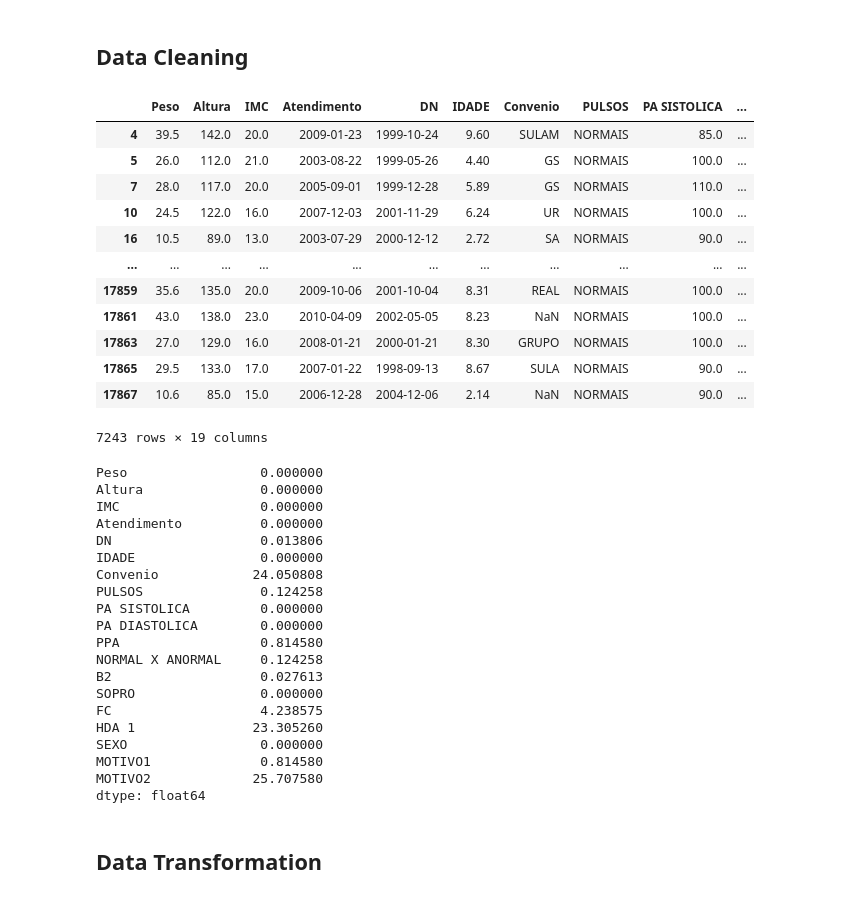
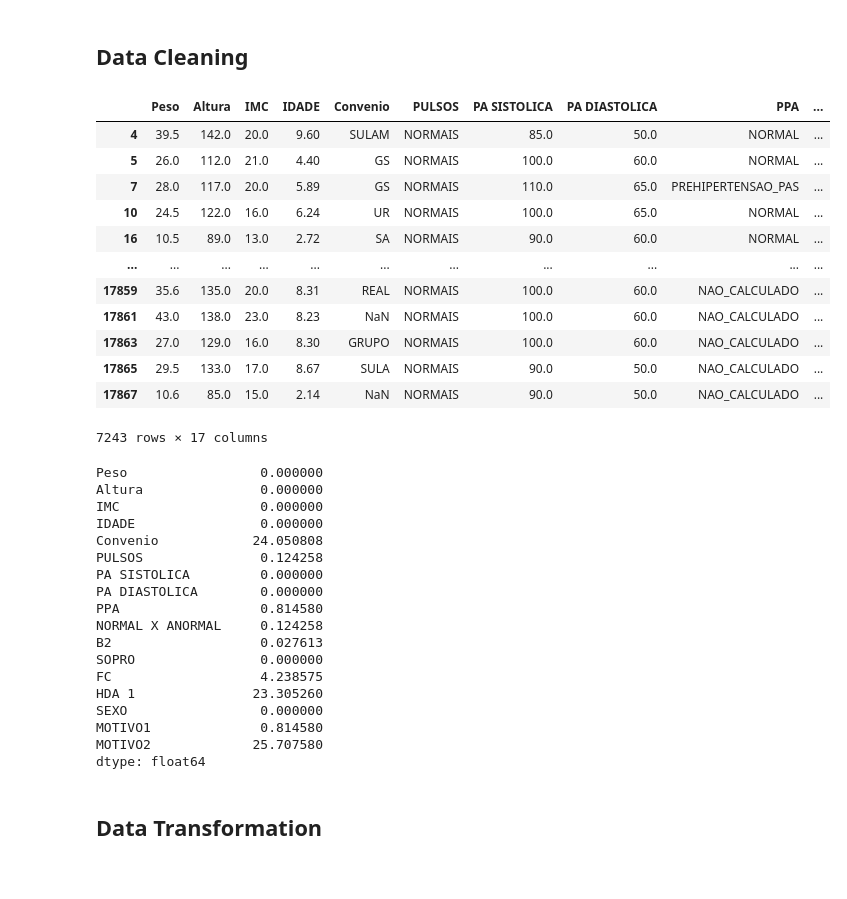
Before and after one commit to Proenca13/Project_FDS, a Jupyter notebook: PredictingCardiacDiseasesChildren.ipynb, the cells around one changed output. Cells and saved outputs as stored; diff of their text form; code cells hidden in the pictures.

Commit message:
dropped Dn and atendimento

```diff
--- a/PredictingCardiacDiseasesChildren.ipynb
+++ b/PredictingCardiacDiseasesChildren.ipynb
@@ -387,6 +387,9 @@ def normalize_text(s):
 # Drop duplicate wor and HDA2 column which had 96% Nan
 df = df.drop_duplicates()
 df.drop(columns='HDA2',inplace=True)
+df.drop(columns='DN',inplace=True)
+df.drop(columns='Atendimento',inplace=True)
+
 df['SEXO'] = df['SEXO'].replace({
     'Masculino': 'M',
     'masculino': 'M',
@@ -397,60 +400,57 @@ df = df[(df['SEXO'] == 'M') | (df['SEXO'] == 'F')]
 for col in df.select_dtypes(include=['object', 'category']).columns:
     if col != 'SEXO':
         df[col] = df[col].apply(normalize_text)
-# Cleaning impossible Atendimento values
-df.loc[df['Atendimento'] > today, 'Atendimento'] = today
+
 # Cleaning rows with impossible Idade values and not child ages
 df = df[((df['IDADE'] >= 2) & (df['IDADE'] <= 19)) & (df['IDADE'].notna())]
 
 
 
 df.loc[df['Peso'] <= 0, 'Peso'] = np.nan
 df.loc[df['Altura'] <= 0, 'Altura'] = np.nan
 df.loc[df['IMC'] <= 0, 'IMC'] = np.nan
 df = df[(df['IMC'] >= 10) & (df['IMC'] <= 60)]
 
 df = df[((df['Peso'] >= 2) & (df['Peso'] <= 100)) ]
 df = df[((df['Altura'] >= 50) & (df['Altura'] <= 190)) ]
 
 
 
 df = df[(df['FC'].between(40, 220)) | (df['FC'].isna())]
 
 df = df[
     (df['PA SISTOLICA'].notna()) &
     (df['PA DIASTOLICA'].notna()) &
     (df['PA SISTOLICA'] >= df['PA DIASTOLICA']) &
     (df['PA SISTOLICA'].between(50, 200)) &
     (df['PA DIASTOLICA'].between(20, 150))
 ]
 
 ## Drop rows with half values Nan
 nan_threshold = df.shape[1] / 2
 df = df[df.isna().sum(axis=1) < nan_threshold]
 
 df
 # %% [output]
-|  | Peso | Altura | IMC | Atendimento | DN | IDADE | Convenio | PULSOS | PA SISTOLICA | ... |
-| 4 | 39.5 | 142.0 | 20.0 | 2009-01-23 | 1999-10-24 | 9.60 | SULAM | NORMAIS | 85.0 | ... |
-| 5 | 26.0 | 112.0 | 21.0 | 2003-08-22 | 1999-05-26 | 4.40 | GS | NORMAIS | 100.0 | ... |
-| 7 | 28.0 | 117.0 | 20.0 | 2005-09-01 | 1999-12-28 | 5.89 | GS | NORMAIS | 110.0 | ... |
-| 10 | 24.5 | 122.0 | 16.0 | 2007-12-03 | 2001-11-29 | 6.24 | UR | NORMAIS | 100.0 | ... |
-| 16 | 10.5 | 89.0 | 13.0 | 2003-07-29 | 2000-12-12 | 2.72 | SA | NORMAIS | 90.0 | ... |
+|  | Peso | Altura | IMC | IDADE | Convenio | PULSOS | PA SISTOLICA | PA DIASTOLICA | PPA | ... |
+| 4 | 39.5 | 142.0 | 20.0 | 9.60 | SULAM | NORMAIS | 85.0 | 50.0 | NORMAL | ... |
+| 5 | 26.0 | 112.0 | 21.0 | 4.40 | GS | NORMAIS | 100.0 | 60.0 | NORMAL | ... |
+| 7 | 28.0 | 117.0 | 20.0 | 5.89 | GS | NORMAIS | 110.0 | 65.0 | PREHIPERTENSAO_PAS | ... |
+| 10 | 24.5 | 122.0 | 16.0 | 6.24 | UR | NORMAIS | 100.0 | 65.0 | NORMAL | ... |
+| 16 | 10.5 | 89.0 | 13.0 | 2.72 | SA | NORMAIS | 90.0 | 60.0 | NORMAL | ... |
 | ... | ... | ... | ... | ... | ... | ... | ... | ... | ... | ... |
-| 17859 | 35.6 | 135.0 | 20.0 | 2009-10-06 | 2001-10-04 | 8.31 | REAL | NORMAIS | 100.0 | ... |
-| 17861 | 43.0 | 138.0 | 23.0 | 2010-04-09 | 2002-05-05 | 8.23 | NaN | NORMAIS | 100.0 | ... |
-| 17863 | 27.0 | 129.0 | 16.0 | 2008-01-21 | 2000-01-21 | 8.30 | GRUPO | NORMAIS | 100.0 | ... |
-| 17865 | 29.5 | 133.0 | 17.0 | 2007-01-22 | 1998-09-13 | 8.67 | SULA | NORMAIS | 90.0 | ... |
-| 17867 | 10.6 | 85.0 | 15.0 | 2006-12-28 | 2004-12-06 | 2.14 | NaN | NORMAIS | 90.0 | ... |
+| 17859 | 35.6 | 135.0 | 20.0 | 8.31 | REAL | NORMAIS | 100.0 | 60.0 | NAO_CALCULADO | ... |
+| 17861 | 43.0 | 138.0 | 23.0 | 8.23 | NaN | NORMAIS | 100.0 | 60.0 | NAO_CALCULADO | ... |
+| 17863 | 27.0 | 129.0 | 16.0 | 8.30 | GRUPO | NORMAIS | 100.0 | 60.0 | NAO_CALCULADO | ... |
+| 17865 | 29.5 | 133.0 | 17.0 | 8.67 | SULA | NORMAIS | 90.0 | 50.0 | NAO_CALCULADO | ... |
+| 17867 | 10.6 | 85.0 | 15.0 | 2.14 | NaN | NORMAIS | 90.0 | 50.0 | NAO_CALCULADO | ... |
-7243 rows × 19 columns
+7243 rows × 17 columns
 # %%
 (df.isna().sum() / len(df)) * 100
 # %% [output]
 Peso                 0.000000
 Altura               0.000000
 IMC                  0.000000
-Atendimento          0.000000
-DN                   0.013806
 IDADE                0.000000
 Convenio            24.050808
 PULSOS               0.124258
```
Also changed, not shown: parts of 1 cell of this notebook.
